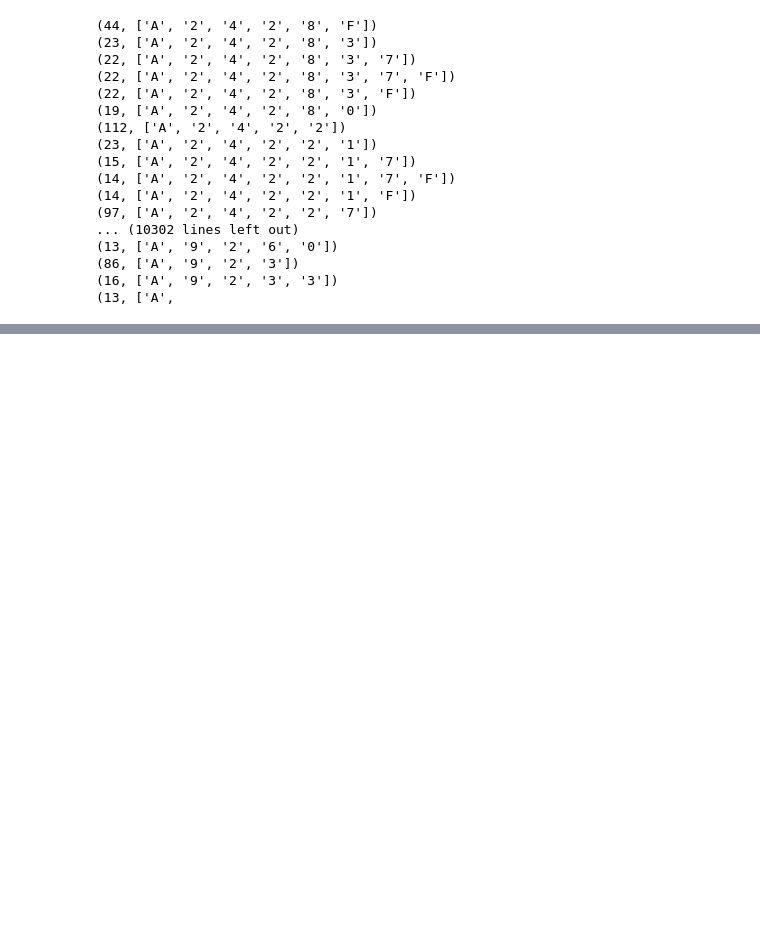
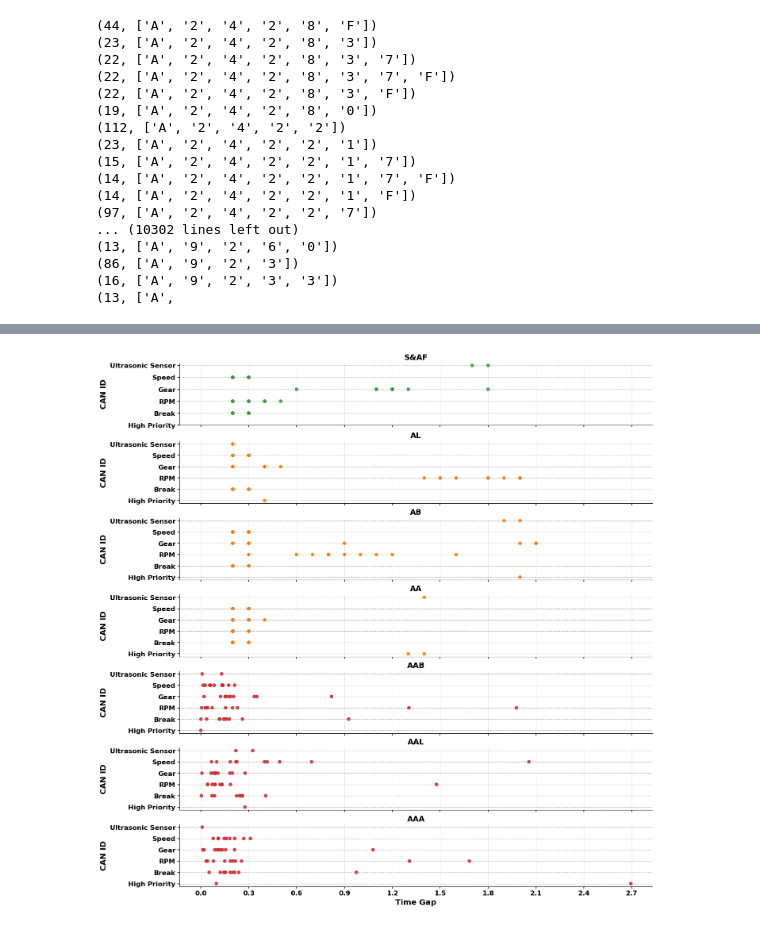
Before and after one commit to Arupreza/UISS, a Jupyter notebook: Data Labeling.ipynb, the cells around one changed output, grey strips where cells are left out. Saved outputs shown, nothing was run; the diff lists cells and outputs as text; code cells hidden in the pictures; blank space fills up the shorter version.

```diff
--- a/Data Labeling.ipynb
+++ b/Data Labeling.ipynb
@@ -396,0 +645,21 @@ Patterns saved to 'frequent_patterns.csv'.
+# %%
+datasets = [
+    ("S&AF", Kam_Nor),
+    ("AL", Kam_Lane),
+    ("AB", Kam_Break),
+    ("AA", Kam_Acc),
+    ("AAB", Kam_Break_Att),
+    ("AAL", Kam_Lane_Att),
+    ("AAA", Kam_Acc_Att),
+]
+
+plot_can_rowwise_presentable(
+    datasets,
+    x_col='Time_Delta',
+    id_col='CAN_ID',
+    id_order=['0018', '0220', '0316', '043F', '0440', '0510'],
+    window=100,
+    marker_size=42
+)
+# %% [output]
+[figure, added]
```
Also changed, not shown: parts of 11 cells of this notebook, 6 other files.
